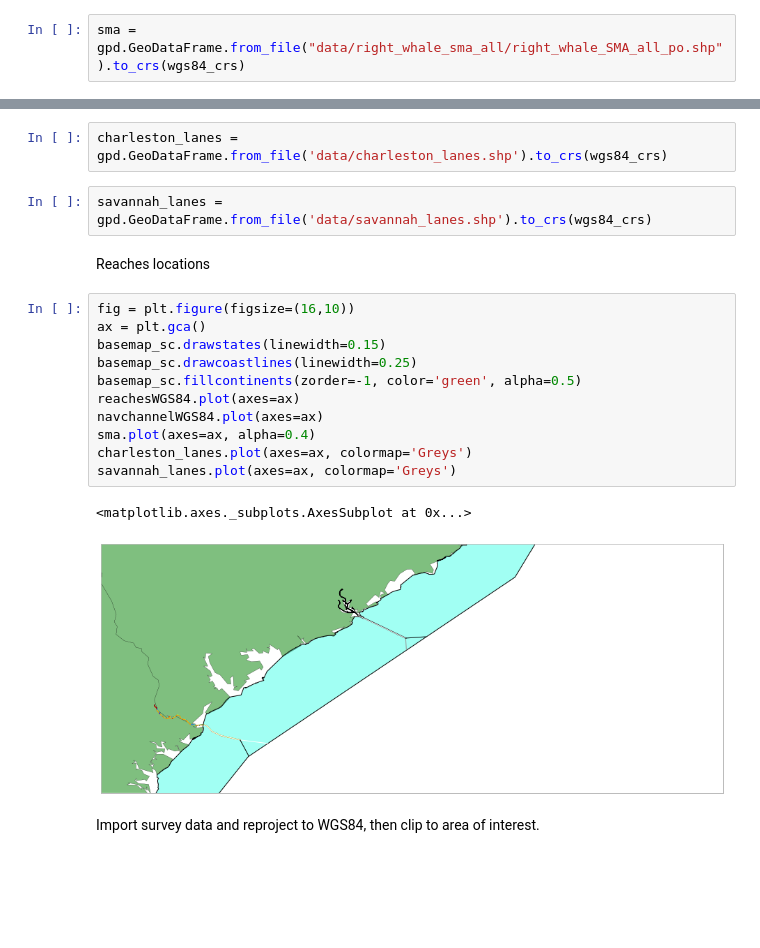
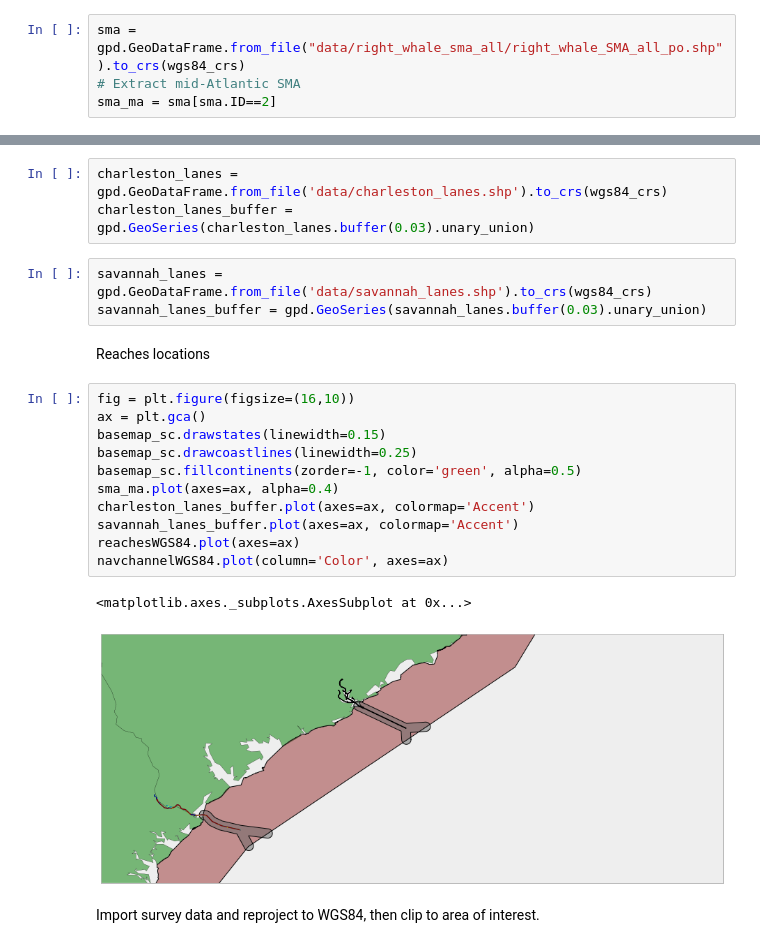
Before and after one commit to fonnesbeck/CharlestonLanesAnalysis, a Jupyter notebook: Charleston Shipping Lanes Analysis.ipynb, the cells around one changed output, grey strips where cells are left out. Saved outputs shown, nothing was run; the diff lists cells and outputs as text; blank space fills up the shorter version.

```diff
--- a/Charleston Shipping Lanes Analysis.ipynb
+++ b/Charleston Shipping Lanes Analysis.ipynb
@@ -90,6 +90,8 @@ reachesWGS84 = reaches.to_crs(wgs84_crs)
 Import SMA
 # %%
 sma = gpd.GeoDataFrame.from_file("data/right_whale_sma_all/right_whale_SMA_all_po.shp").to_crs(wgs84_crs)
+# Extract mid-Atlantic SMA
+sma_ma = sma[sma.ID==2]
 # %% [markdown]
 Set up base map of SC region for visualization
 # %%
@@ -102,24 +104,26 @@ basemap_sc = Basemap(ax=None,
     epsg='4326')
 # %%
 charleston_lanes = gpd.GeoDataFrame.from_file('data/charleston_lanes.shp').to_crs(wgs84_crs)
+charleston_lanes_buffer = gpd.GeoSeries(charleston_lanes.buffer(0.03).unary_union)
 # %%
 savannah_lanes = gpd.GeoDataFrame.from_file('data/savannah_lanes.shp').to_crs(wgs84_crs)
+savannah_lanes_buffer = gpd.GeoSeries(savannah_lanes.buffer(0.03).unary_union)
 # %% [markdown]
 Reaches locations
 # %%
 fig = plt.figure(figsize=(16,10))
 ax = plt.gca()
 basemap_sc.drawstates(linewidth=0.15)
 basemap_sc.drawcoastlines(linewidth=0.25)
 basemap_sc.fillcontinents(zorder=-1, color='green', alpha=0.5)
+sma_ma.plot(axes=ax, alpha=0.4)
+charleston_lanes_buffer.plot(axes=ax, colormap='Accent')
+savannah_lanes_buffer.plot(axes=ax, colormap='Accent')
 reachesWGS84.plot(axes=ax)
-navchannelWGS84.plot(axes=ax)
-sma.plot(axes=ax, alpha=0.4)
-charleston_lanes.plot(axes=ax, colormap='Greys')
-savannah_lanes.plot(axes=ax, colormap='Greys')
+navchannelWGS84.plot(column='Color', axes=ax)
 # %% [output]
 <matplotlib.axes._subplots.AxesSubplot at 0x...>
-[figure, old version]
+[figure, new version]
 # %% [markdown]
 Import survey data and reproject to WGS84, then clip to area of interest.
 # %%
```
Also changed, not shown: parts of 37 cells of this notebook.
